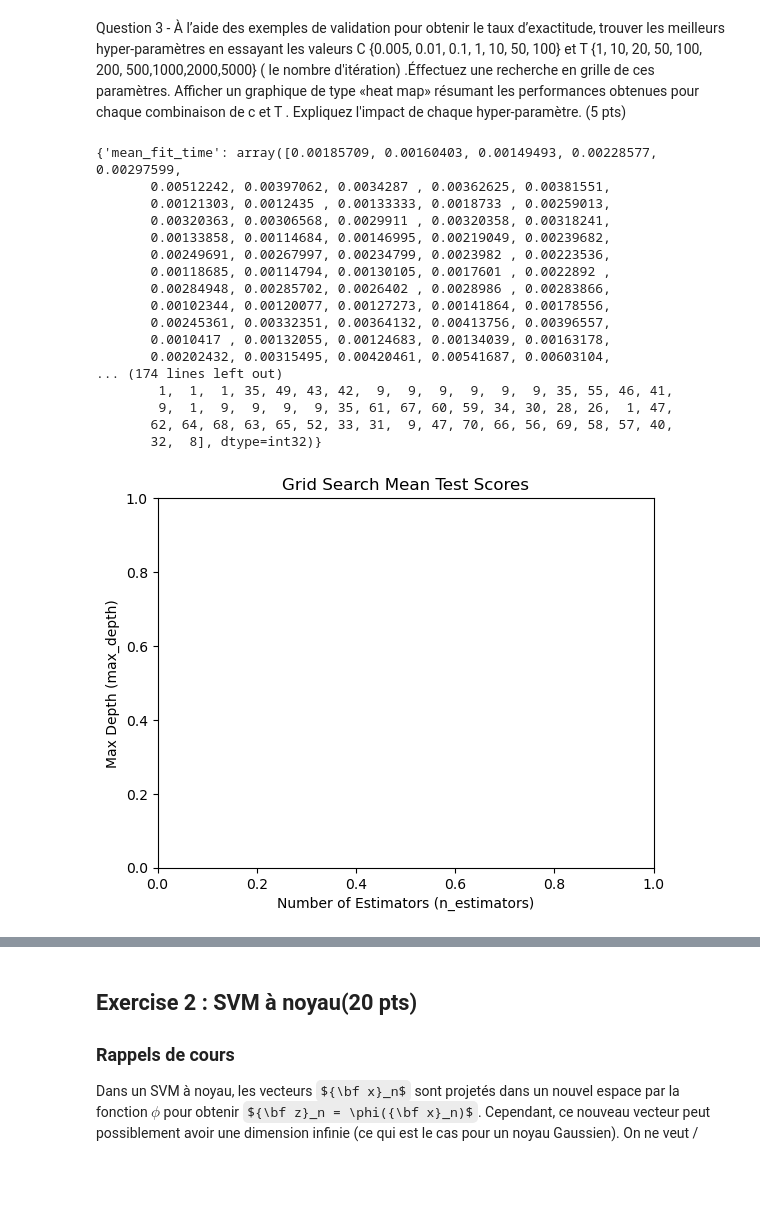
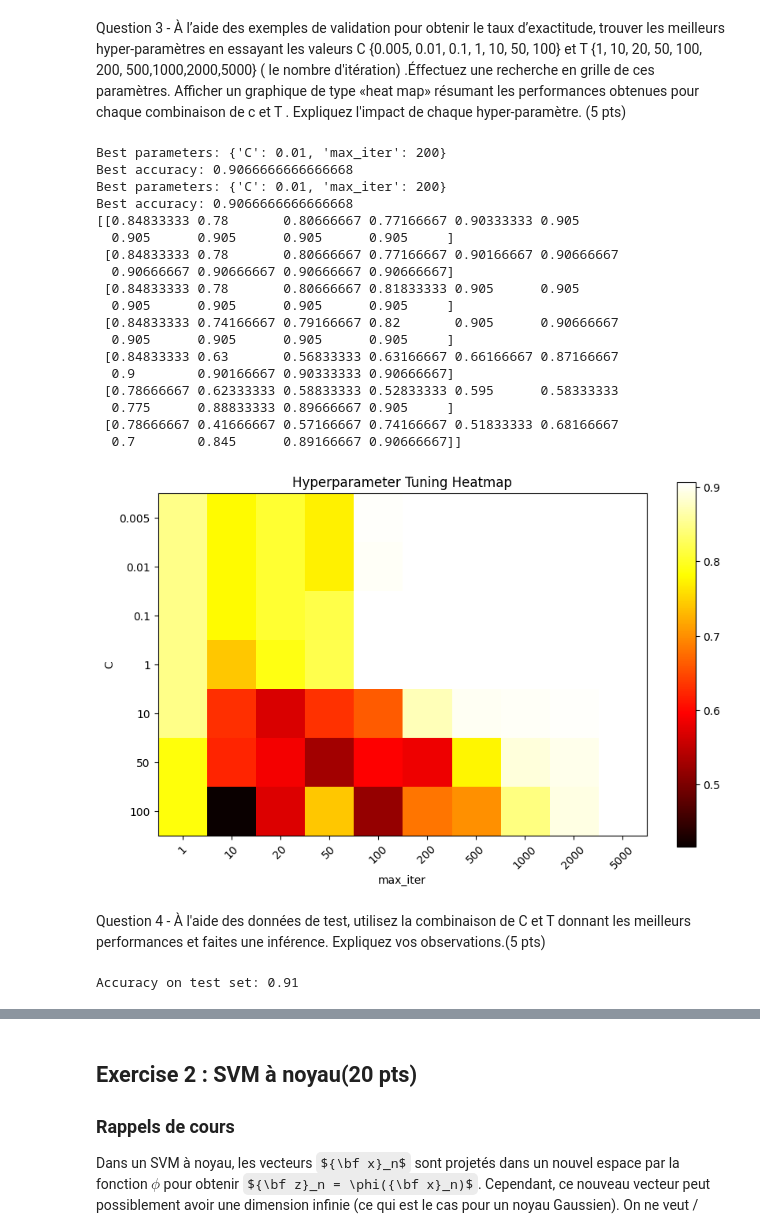
Before and after one commit to Manashap/GPA671, a Jupyter notebook: Lab2_V2.0.ipynb, the cells around one changed output, grey strips where cells are left out. Saved outputs shown, nothing was run; the diff lists cells and outputs as text; code cells hidden in the pictures; some formulas as TeX source; blank space fills up the shorter version.

Commit message:
Exercice 1 question 3 done

```diff
--- a/Lab2_V2.0.ipynb
+++ b/Lab2_V2.0.ipynb
@@ -115,45 +116,70 @@ Taux d'exactitude: 0.9033333333333333
 Question 3 - À l’aide des exemples de validation pour obtenir le taux d’exactitude, trouver les meilleurs hyper-paramètres en essayant les valeurs C  {0.005, 0.01, 0.1, 1, 10, 50, 100} et T  \{1, 10, 20, 50, 100, 200, 500,1000,2000,5000\} ( le nombre d'itération) .Éffectuez une recherche en grille de ces paramètres. Afficher un graphique de type «heat map» résumant les performances obtenues pour chaque combinaison de c et T . Expliquez l'impact de chaque hyper-paramètre. (5 pts)
 # %%
 c = (0.005, 0.01, 0.1, 1, 10, 50, 100)
-t = (1, 10, 20, 50, 100, 200, 500,1000,2000,5000)
+t = (1, 10, 20, 50, 100, 200, 500, 1000, 2000, 5000)
 
 param_grid = {
     'max_iter': [1, 10, 20, 50, 100, 200, 500, 1000, 2000, 5000],  # Replace T with n_estimators
     'C': [0.005, 0.01, 0.1, 1, 10, 50, 100]  # Replace C with max_depth or any other applicable parameter
 }
 
 grid_search = GridSearchCV(estimator=svm_model, param_grid=param_grid, scoring='accuracy', cv=5)
 
 grid_search.fit(X_train, y_train)
 
-# Extract results
-results = grid_search.cv_results_
+print("Best parameters:", grid_search.best_params_)
+print("Best accuracy:", grid_search.best_score_)
 
-print(results)
+# Get the best parameters and score
+print("Best parameters:", grid_search.best_params_)
+print("Best accuracy:", grid_search.best_score_)
 
-# Plotting the heatmap
-plt.figure()
+scores = grid_search.cv_results_['mean_test_score'].reshape(len(param_grid['C']), len(param_grid['max_iter']))
 
-plt.title('Grid Search Mean Test Scores')
-plt.xlabel('Number of Estimators (n_estimators)')
-plt.ylabel('Max Depth (max_depth)')
+print(scores)
+
+plt.figure(figsize=(10, 6))
+plt.imshow(scores, cmap=plt.cm.hot)
+plt.xlabel('max_iter')
+plt.ylabel('C')
+plt.colorbar()
+plt.xticks(np.arange(len(param_grid['max_iter'])), param_grid['max_iter'], rotation=45)
+plt.yticks(np.arange(len(param_grid['C'])), param_grid['C'])
+plt.title('Hyperparameter Tuning Heatmap')
 plt.show()
 # %% [output]
-{'mean_fit_time': array([0.00185709, 0.00160403, 0.00149493, 0.00228577, 0.00297599,
-       0.00512242, 0.00397062, 0.0034287 , 0.00362625, 0.00381551,
-       0.00121303, 0.0012435 , 0.00133333, 0.0018733 , 0.00259013,
-       0.00320363, 0.00306568, 0.0029911 , 0.00320358, 0.00318241,
-       0.00133858, 0.00114684, 0.00146995, 0.00219049, 0.00239682,
-       0.00249691, 0.00267997, 0.00234799, 0.0023982 , 0.00223536,
-       0.00118685, 0.00114794, 0.00130105, 0.0017601 , 0.0022892 ,
-       0.00284948, 0.00285702, 0.0026402 , 0.0028986 , 0.00283866,
-       0.00102344, 0.00120077, 0.00127273, 0.00141864, 0.00178556,
-       0.00245361, 0.00332351, 0.00364132, 0.00413756, 0.00396557,
-       0.0010417 , 0.00132055, 0.00124683, 0.00134039, 0.00163178,
-       0.00202432, 0.00315495, 0.00420461, 0.00541687, 0.00603104,
-... (174 lines left out)
-        1,  1,  1, 35, 49, 43, 42,  9,  9,  9,  9,  9,  9, 35, 55, 46, 41,
-        9,  1,  9,  9,  9,  9, 35, 61, 67, 60, 59, 34, 30, 28, 26,  1, 47,
-       62, 64, 68, 63, 65, 52, 33, 31,  9, 47, 70, 66, 56, 69, 58, 57, 40,
-       32,  8], dtype=int32)}
+Best parameters: {'C': 0.01, 'max_iter': 200}
+Best accuracy: 0.9066666666666668
+Best parameters: {'C': 0.01, 'max_iter': 200}
+Best accuracy: 0.9066666666666668
+[[0.84833333 0.78       0.80666667 0.77166667 0.90333333 0.905
+  0.905      0.905      0.905      0.905     ]
+ [0.84833333 0.78       0.80666667 0.77166667 0.90166667 0.90666667
+  0.90666667 0.90666667 0.90666667 0.90666667]
+ [0.84833333 0.78       0.80666667 0.81833333 0.905      0.905
+  0.905      0.905      0.905      0.905     ]
+ [0.84833333 0.74166667 0.79166667 0.82       0.905      0.90666667
+  0.905      0.905      0.905      0.905     ]
+ [0.84833333 0.63       0.56833333 0.63166667 0.66166667 0.87166667
+  0.9        0.90166667 0.90333333 0.90666667]
+ [0.78666667 0.62333333 0.58833333 0.52833333 0.595      0.58333333
+  0.775      0.88833333 0.89666667 0.905     ]
+ [0.78666667 0.41666667 0.57166667 0.74166667 0.51833333 0.68166667
+  0.7        0.845      0.89166667 0.90666667]]
-[figure, old version]
+[figure, new version]
+# %% [markdown]
+Question 4 - À l'aide des données de test, utilisez la combinaison de C et T donnant les meilleurs performances et faites une inférence. Expliquez vos observations.(5 pts)
+# %%
+best_c = grid_search.best_params_['C']
+best_max_iter = grid_search.best_params_['max_iter']
+
+final_model = SVC(kernel='linear', C=best_c, max_iter=best_max_iter)
+
+final_model.fit(X_test, y_test)
+
+y_pred = final_model.predict(X_test)
+
+accuracy = accuracy_score(y_test, y_pred)
+print("Accuracy on test set:", accuracy)
+# %% [output]
+Accuracy on test set: 0.91
```
Also changed, not shown: parts of 2 cells of this notebook.
